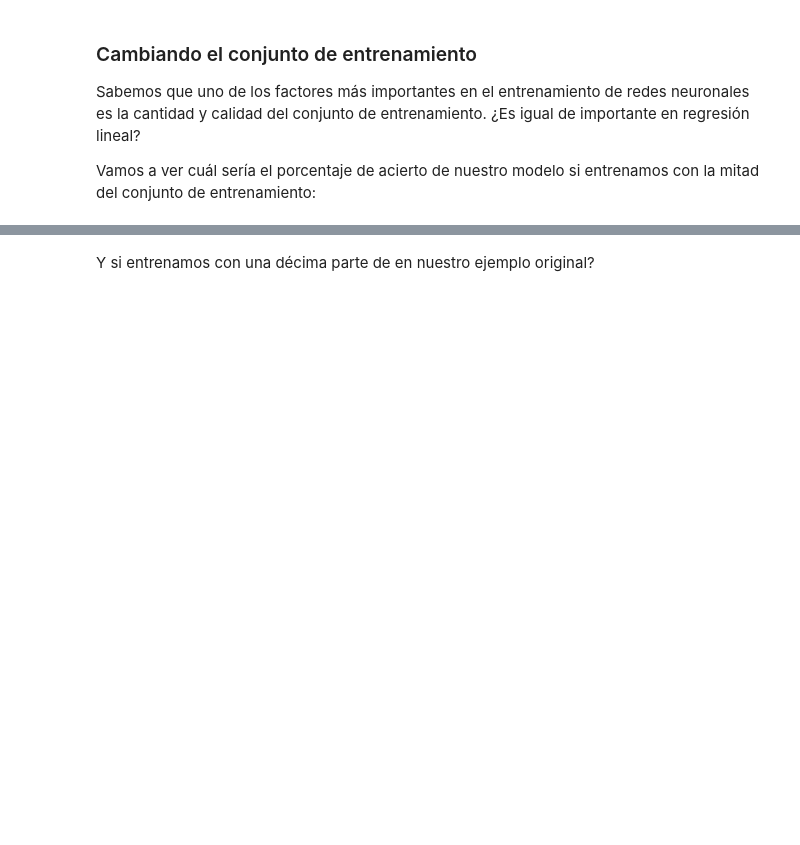
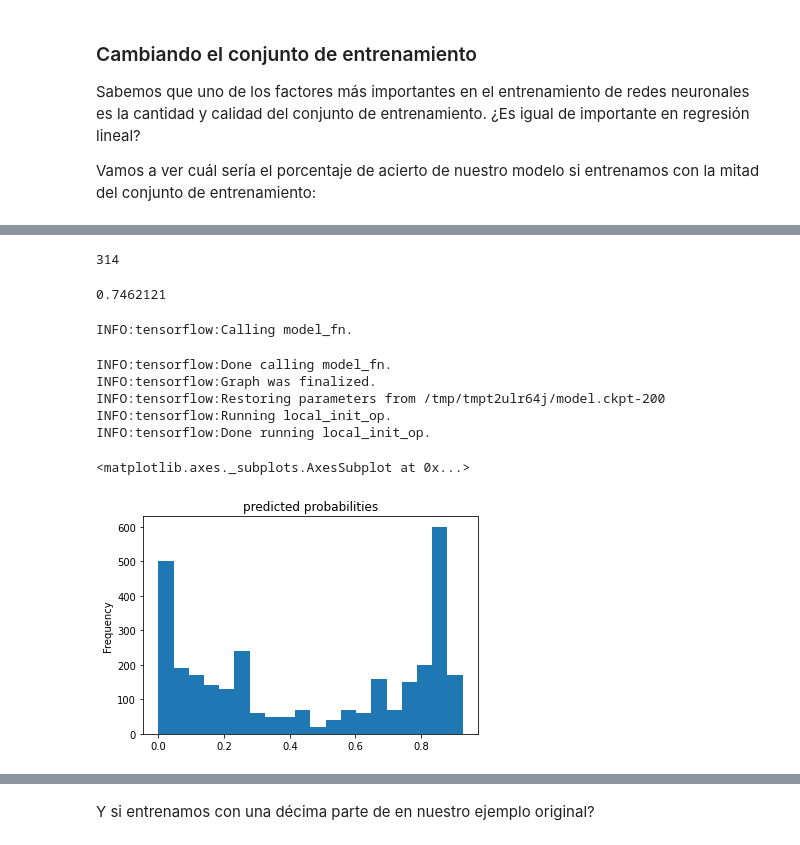
Before and after one commit to psagrera/Data-Science-Advanced, a Jupyter notebook: DeepLearning/Session2/S2_DL_Challenge/S2_DL_challenge.ipynb, the cells around one changed output, grey strips where cells are left out. Cells and saved outputs as stored; diff of their text form; code cells hidden in the pictures; blank space fills up the shorter version.

```diff
--- a/DeepLearning/Session2/S2_DL_Challenge/S2_DL_challenge.ipynb
+++ b/DeepLearning/Session2/S2_DL_Challenge/S2_DL_challenge.ipynb
@@ -124,0 +125,4 @@ df_train_mid = dftrain.iloc[0:313]
+# %%
+# First approach , manually splitting the dataset to the half, selecting by position
+half_dataset_x1 = dftrain.iloc[0:314]
+half_dataset_y1 = y_train.iloc[0:314]
@@ -124,0 +177,37 @@ df_train_mid = dftrain.iloc[0:313]
+# %%
+len(half_dataset_y2)
+# %% [output]
+314
+# %%
+# Accurary training with the half of the dataset (second approach)
+
+train_input_fn_half_x1 = make_input_fn(half_dataset_x1, half_dataset_y1)  # así llamamos a la función que se nos devuelve para extraer el objeto dataset que inyectaremos en el modelo
+eval_input_fn_half_x = make_input_fn(dfeval, y_eval, num_epochs=1, shuffle=False)
+
+# Creamos el modelo
+linear_est_half = tf.estimator.LinearClassifier(feature_columns=feature_columns)
+
+# Lo entrenamos
+linear_est_half.train(train_input_fn_half_x1)  # entrenamos el modelo
+result = linear_est_half.evaluate(eval_input_fn_half_x)  # obtenemos las estimaciones del conjunto de evaluación
+
+clear_output()  # limpiamos la consola
+print(result['accuracy'])  # la viariable result es un diccionario con los resultados de nuestro modelo
+# %% [output]
+0.7462121
+# %%
+# Predicted probabilities - Class 0
+pred_dicts = list(linear_est.predict(train_input_fn_half_x1))
+
+probs = pd.Series([pred['probabilities'][0] for pred in pred_dicts])
+
+probs.plot(kind='hist', bins=20, title='predicted probabilities')
+# %% [output]
+INFO:tensorflow:Calling model_fn.
+INFO:tensorflow:Done calling model_fn.
+INFO:tensorflow:Graph was finalized.
+INFO:tensorflow:Restoring parameters from /tmp/tmpt2ulr64j/model.ckpt-200
+INFO:tensorflow:Running local_init_op.
+INFO:tensorflow:Done running local_init_op.
+<matplotlib.axes._subplots.AxesSubplot at 0x...>
+[figure, added]
```
Also changed, not shown: parts of 24 cells of this notebook.
